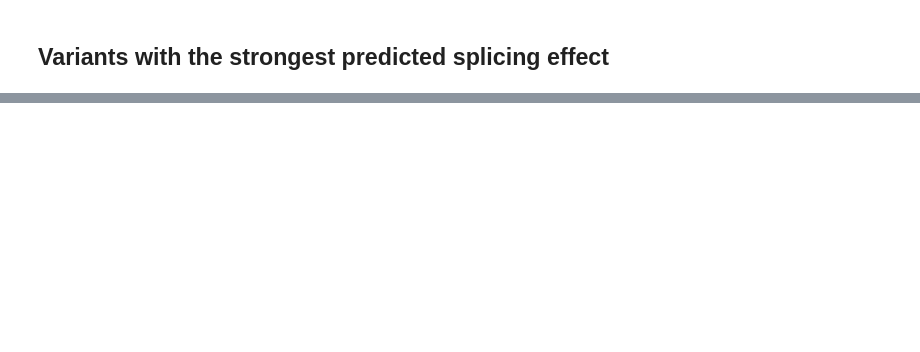
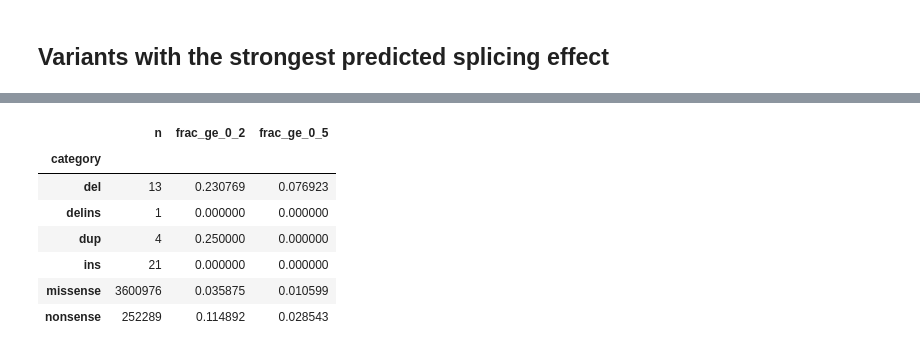
Before and after one commit to ddcohn/RBP_Isoforms_Variants, a Jupyter notebook: notebooks/spliceai_cmc_exploration.ipynb, the cells around one changed output, grey strips where cells are left out. Cells and saved outputs as stored; diff of their text form; code cells hidden in the pictures; blank space fills up the shorter version.

```diff
--- a/notebooks/spliceai_cmc_exploration.ipynb
+++ b/notebooks/spliceai_cmc_exploration.ipynb
@@ -85,0 +154,11 @@ top_variants[["GENOMIC_MUTATION_ID"] + SCORE_COLS + ["DP_AG", "DP_AL", "DP_DG",
+# %%
+m.groupby("category")["max_splice"].agg(n="size", frac_ge_0_2=lambda x: (x >= 0.2).mean(), frac_ge_0_5=lambda x: (x >= 0.5).mean())
+# %% [output]
+|  | n | frac_ge_0_2 | frac_ge_0_5 |
+| category |  |  |  |
+| del | 13 | 0.230769 | 0.076923 |
+| delins | 1 | 0.000000 | 0.000000 |
+| dup | 4 | 0.250000 | 0.000000 |
+| ins | 21 | 0.000000 | 0.000000 |
+| missense | 3600976 | 0.035875 | 0.010599 |
+| nonsense | 252289 | 0.114892 | 0.028543 |
```
Also changed, not shown: parts of 13 cells of this notebook.
